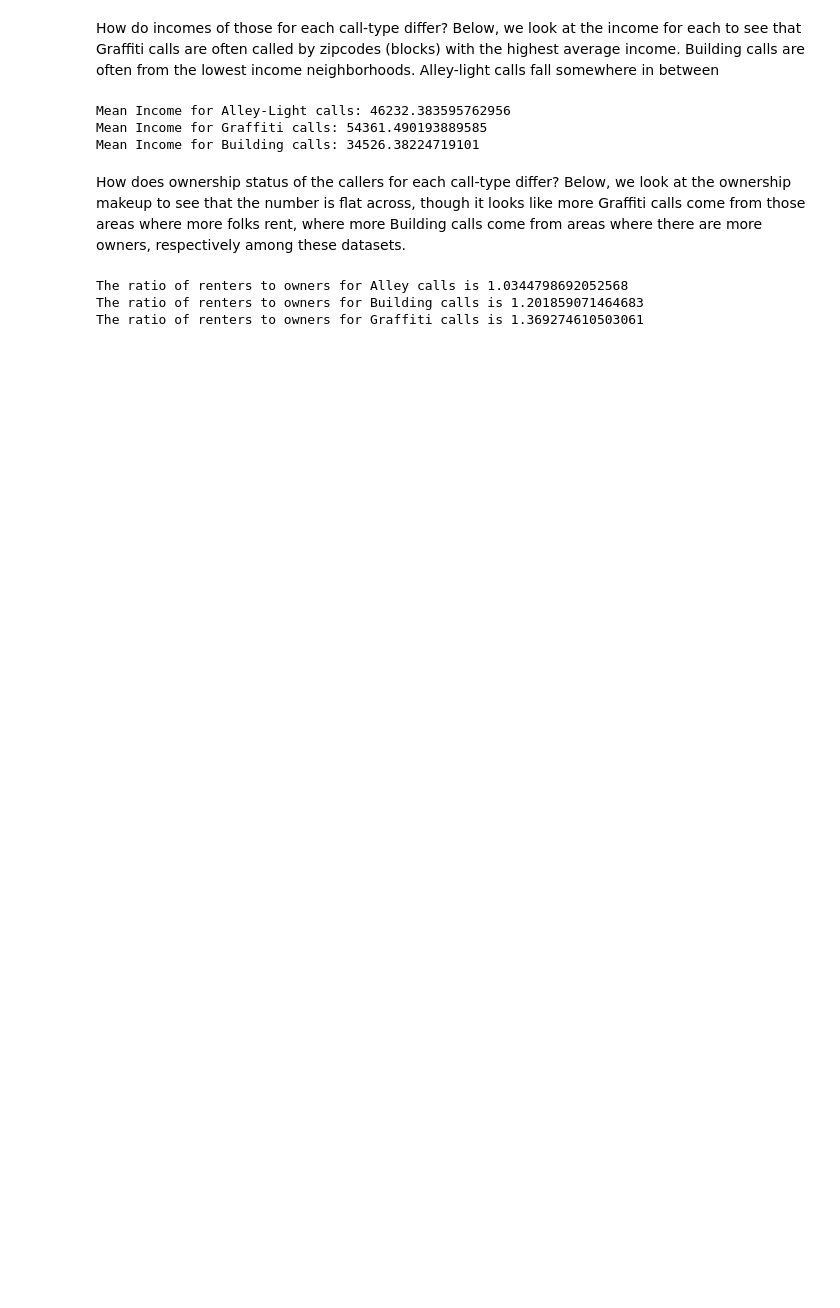
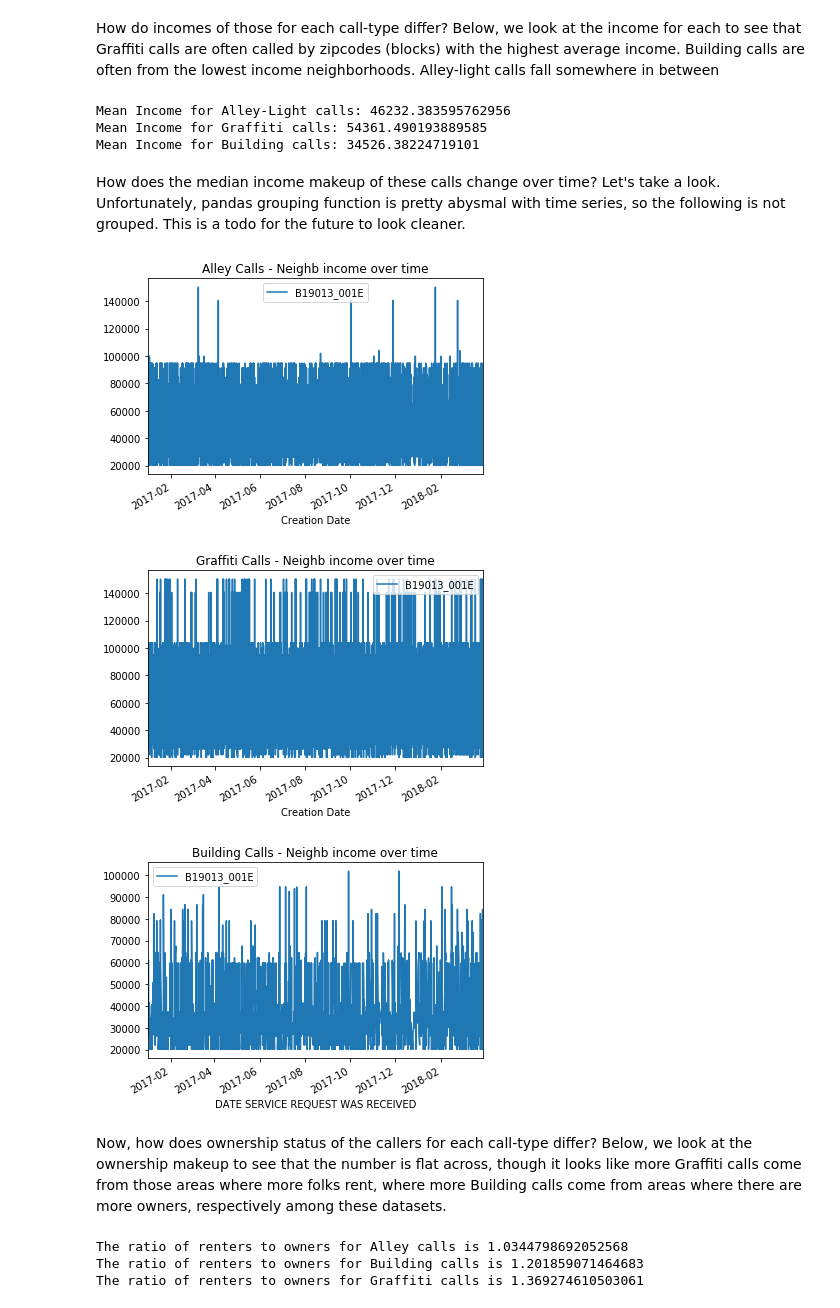
Before and after one commit to justincohler/capp_machine_learning, a Jupyter notebook: week1/hw1.ipynb, the cells around one changed output. Cells and saved outputs as stored; diff of their text form; code cells hidden in the pictures; blank space fills up the shorter version.

Commit message:
Added time series graphs

```diff
--- a/week1/hw1.ipynb
+++ b/week1/hw1.ipynb
@@ -272,8 +275,19 @@ print("Mean Income for Building calls: {}".format(building_acs[INCOME].mean()))
 Mean Income for Alley-Light calls: 46232.383595762956
 Mean Income for Graffiti calls: 54361.490193889585
 Mean Income for Building calls: 34526.38224719101
+# %% [markdown]
+How does the median income makeup of these calls change over time? Let's take a look. Unfortunately, pandas grouping function is pretty abysmal with time series, so the following is not grouped. This is a todo for the future to look cleaner.
+# %%
+alley_acs.plot(x='Creation Date', y=INCOME, title="Alley Calls - Neighb income over time")
+graffiti_acs.plot(x='Creation Date', y=INCOME, title="Graffiti Calls - Neighb income over time")
+building_acs.plot(x='DATE SERVICE REQUEST WAS RECEIVED', y=INCOME, title='Building Calls - Neighb income over time')
+plt.show()
+# %% [output]
+[figure, added]
+[figure, added]
+[figure, added]
 # %% [markdown]
-How does ownership status of the callers for each call-type differ? Below, we look at the ownership makeup to see that the number is flat across, though it looks like more Graffiti calls come from those areas where more folks rent, where more Building calls come from areas where there are more owners, respectively among these datasets.
+Now, how does ownership status of the callers for each call-type differ? Below, we look at the ownership makeup to see that the number is flat across, though it looks like more Graffiti calls come from those areas where more folks rent, where more Building calls come from areas where there are more owners, respectively among these datasets.
 # %%
 alley_owners = alley_acs[TENURE_OWNER].sum()
 alley_renters = alley_acs[TENURE_RENTER].sum()
```
Also changed, not shown: parts of 2 cells of this notebook, 1 other file.
